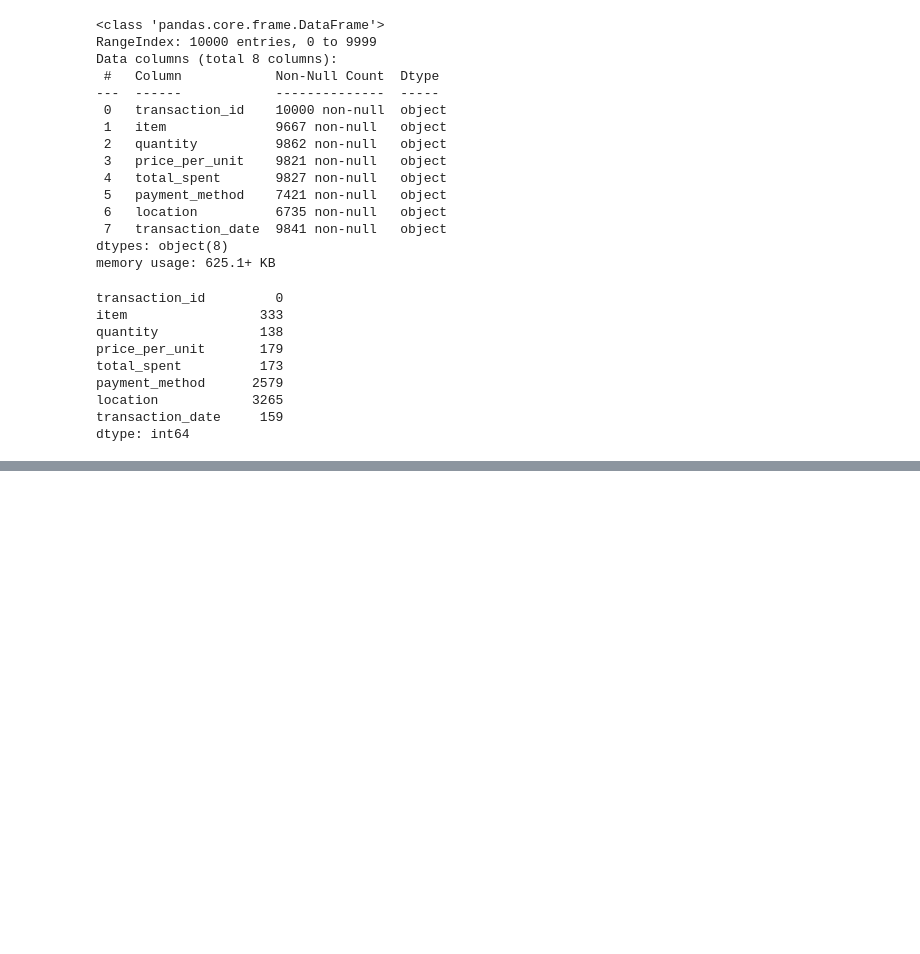
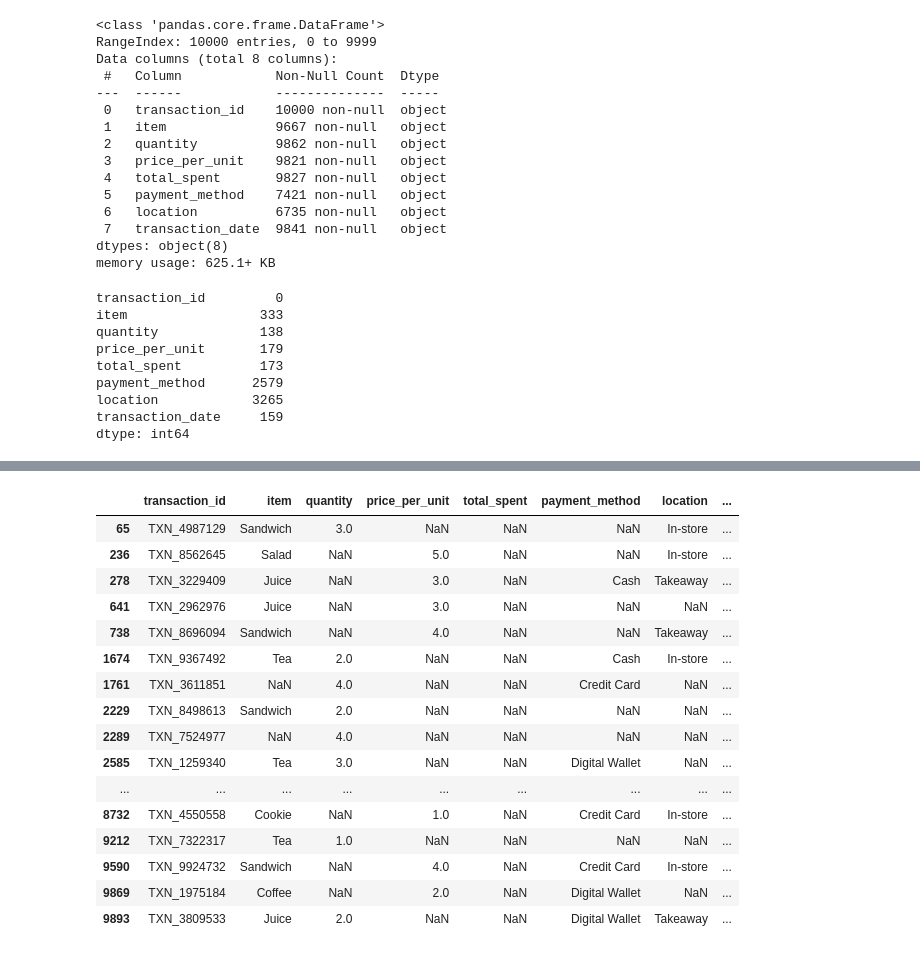
Before and after one commit to Kinosaur/data-cleaning-eda-portfolio, a Jupyter notebook: cafe_sales/Kino/clean_eda.ipynb, the cells around one changed output, grey strips where cells are left out. Saved outputs shown, nothing was run; the diff lists cells and outputs as text; code cells hidden in the pictures; blank space fills up the shorter version.

```diff
--- a/cafe_sales/Kino/clean_eda.ipynb
+++ b/cafe_sales/Kino/clean_eda.ipynb
@@ -58,0 +233,20 @@ df.is
+# %%
+df[df['total_spent'].isnull()]
+# %% [output]
+|  | transaction_id | item | quantity | price_per_unit | total_spent | payment_method | location | ... |
+| 65 | TXN_4987129 | Sandwich | 3.0 | NaN | NaN | NaN | In-store | ... |
+| 236 | TXN_8562645 | Salad | NaN | 5.0 | NaN | NaN | In-store | ... |
+| 278 | TXN_3229409 | Juice | NaN | 3.0 | NaN | Cash | Takeaway | ... |
+| 641 | TXN_2962976 | Juice | NaN | 3.0 | NaN | NaN | NaN | ... |
+| 738 | TXN_8696094 | Sandwich | NaN | 4.0 | NaN | NaN | Takeaway | ... |
+| 1674 | TXN_9367492 | Tea | 2.0 | NaN | NaN | Cash | In-store | ... |
+| 1761 | TXN_3611851 | NaN | 4.0 | NaN | NaN | Credit Card | NaN | ... |
+| 2229 | TXN_8498613 | Sandwich | 2.0 | NaN | NaN | NaN | NaN | ... |
+| 2289 | TXN_7524977 | NaN | 4.0 | NaN | NaN | NaN | NaN | ... |
+| 2585 | TXN_1259340 | Tea | 3.0 | NaN | NaN | Digital Wallet | NaN | ... |
+| ... | ... | ... | ... | ... | ... | ... | ... | ... |
+| 8732 | TXN_4550558 | Cookie | NaN | 1.0 | NaN | Credit Card | In-store | ... |
+| 9212 | TXN_7322317 | Tea | 1.0 | NaN | NaN | NaN | NaN | ... |
+| 9590 | TXN_9924732 | Sandwich | NaN | 4.0 | NaN | Credit Card | In-store | ... |
+| 9869 | TXN_1975184 | Coffee | NaN | 2.0 | NaN | Digital Wallet | NaN | ... |
+| 9893 | TXN_3809533 | Juice | 2.0 | NaN | NaN | Digital Wallet | Takeaway | ... |
```
Also changed, not shown: parts of 25 cells of this notebook.
